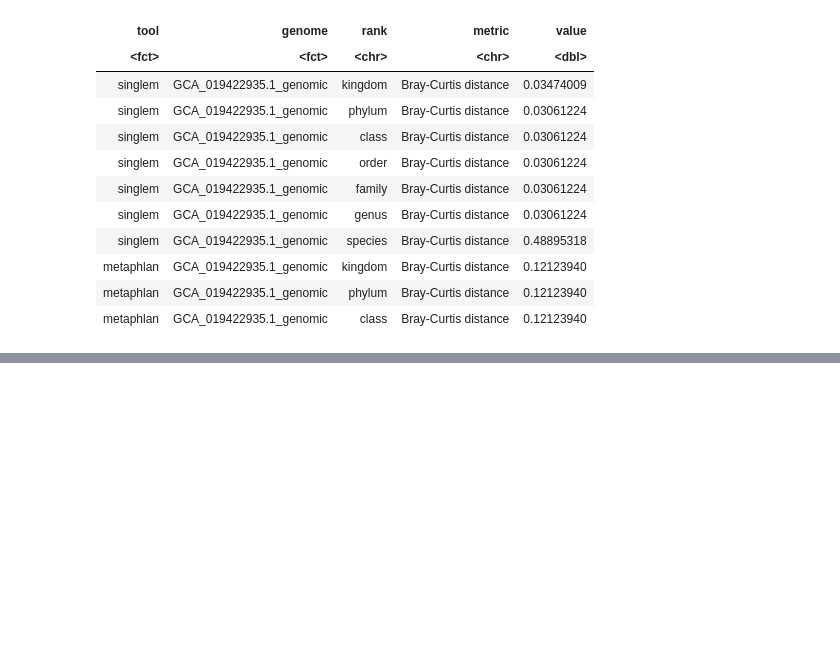
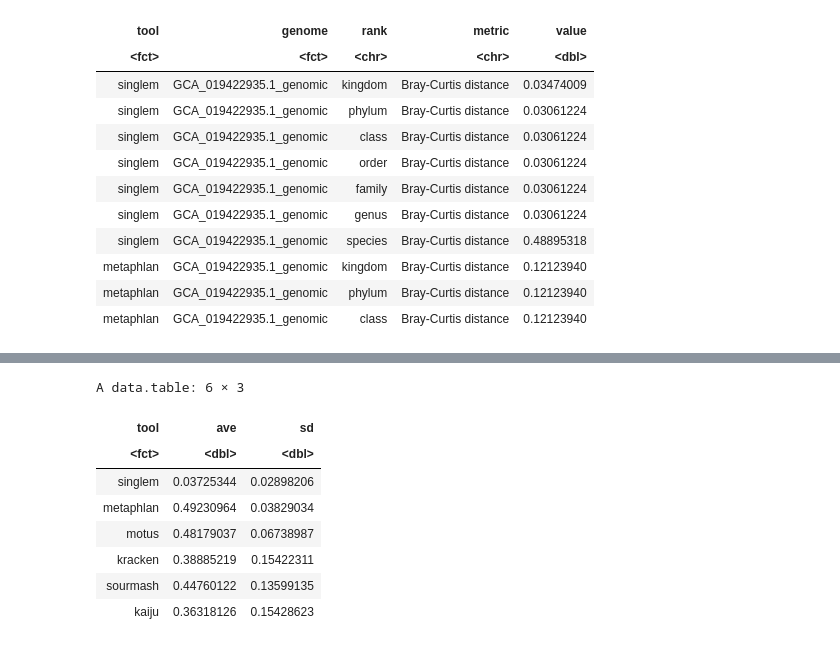
Before and after one commit to wwood/singlem-benchmarking, a Jupyter notebook: 2_phylogenetic_novelty/plot.ipynb, the cells around one changed output, grey strips where cells are left out. Saved outputs shown, nothing was run; the diff lists cells and outputs as text; code cells hidden in the pictures; blank space fills up the shorter version.

```diff
--- a/2_phylogenetic_novelty/plot.ipynb
+++ b/2_phylogenetic_novelty/plot.ipynb
@@ -103,0 +124,12 @@ qplot(data=bc2[rank=='kingdom'], tool, value, geom='boxplot', main='Detection of
+# %%
+bc2[rank=='kingdom' & kingdom=='novel Archaea', .(ave=mean(value), sd=sd(value)), by=list(tool)]
+# %% [output]
+A data.table: 6 × 3
+| tool | ave | sd |
+| <fct> | <dbl> | <dbl> |
+| singlem | 0.03725344 | 0.02898206 |
+| metaphlan | 0.49230964 | 0.03829034 |
+| motus | 0.48179037 | 0.06738987 |
+| kracken | 0.38885219 | 0.15422311 |
+| sourmash | 0.44760122 | 0.13599135 |
+| kaiju | 0.36318126 | 0.15428623 |
```
Also changed, not shown: parts of 10 cells of this notebook, 2 other files.
